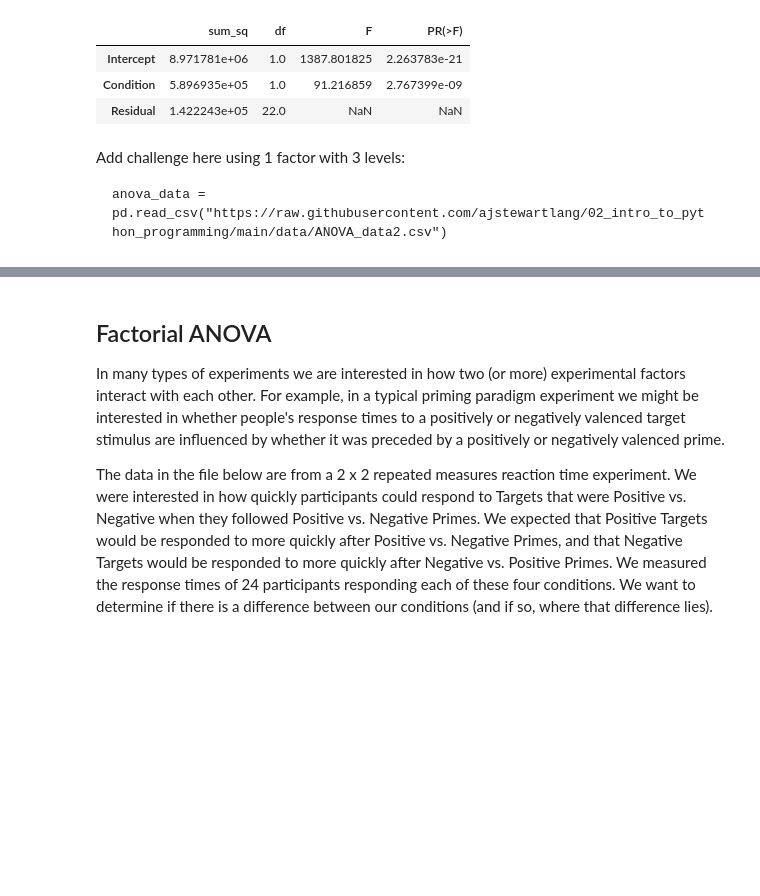
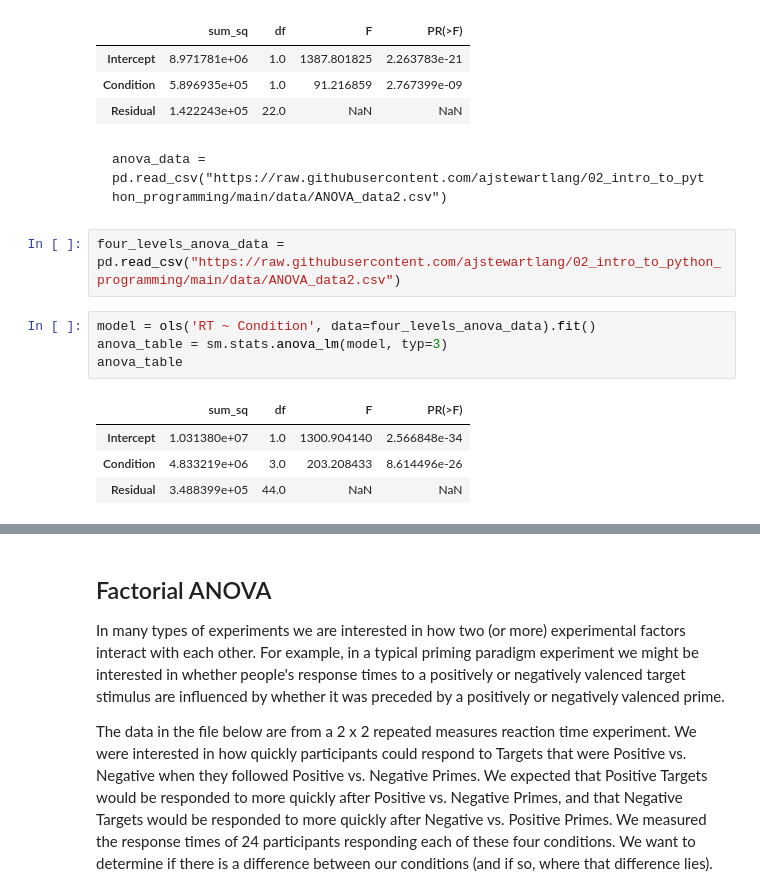
Before and after one commit to ajstewartlang/02_intro_to_python_programming, a Jupyter notebook: pandas.ipynb, the cells around one changed output, grey strips where cells are left out. Drawn from its saved outputs; the diff is of its cells as text; blank space fills up the shorter version.

```diff
--- a/pandas.ipynb
+++ b/pandas.ipynb
@@ -194,6 +194,17 @@ anova_table
 | Condition | 5.896935e+05 | 1.0 | 91.216859 | 2.767399e-09 |
 | Residual | 1.422243e+05 | 22.0 | NaN | NaN |
 # %% [markdown]
-Add challenge here using 1 factor with 3 levels:
+
 
     anova_data = pd.read_csv("https://raw.githubusercontent.com/ajstewartlang/02_intro_to_python_programming/main/data/ANOVA_data2.csv")
+# %%
+four_levels_anova_data = pd.read_csv("https://raw.githubusercontent.com/ajstewartlang/02_intro_to_python_programming/main/data/ANOVA_data2.csv")
+# %%
+model = ols('RT ~ Condition', data=four_levels_anova_data).fit()
+anova_table = sm.stats.anova_lm(model, typ=3)
+anova_table
+# %% [output]
+|  | sum_sq | df | F | PR(>F) |
+| Intercept | 1.031380e+07 | 1.0 | 1300.904140 | 2.566848e-34 |
+| Condition | 4.833219e+06 | 3.0 | 203.208433 | 8.614496e-26 |
+| Residual | 3.488399e+05 | 44.0 | NaN | NaN |
```
Also changed, not shown: parts of 7 cells of this notebook, 1 other file.
